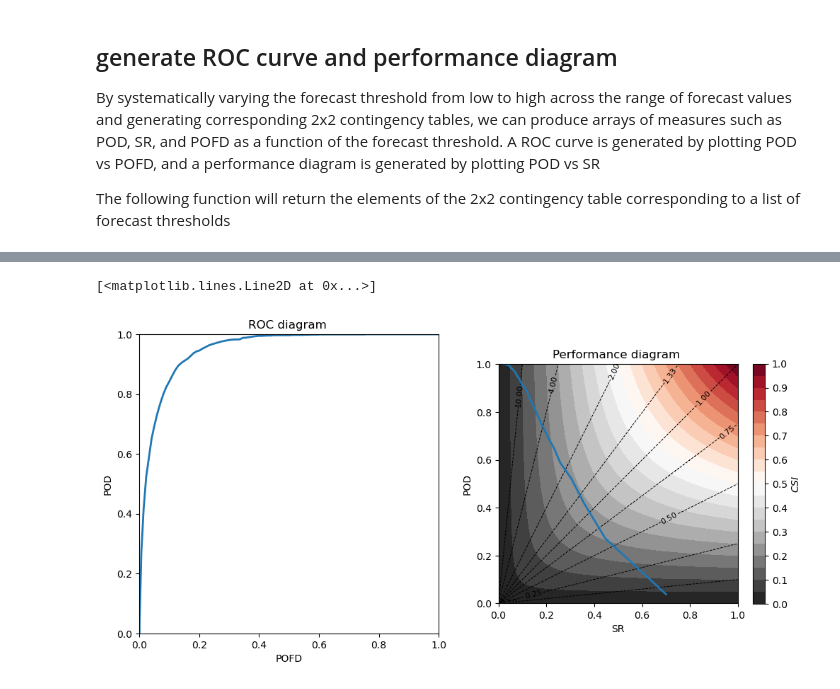
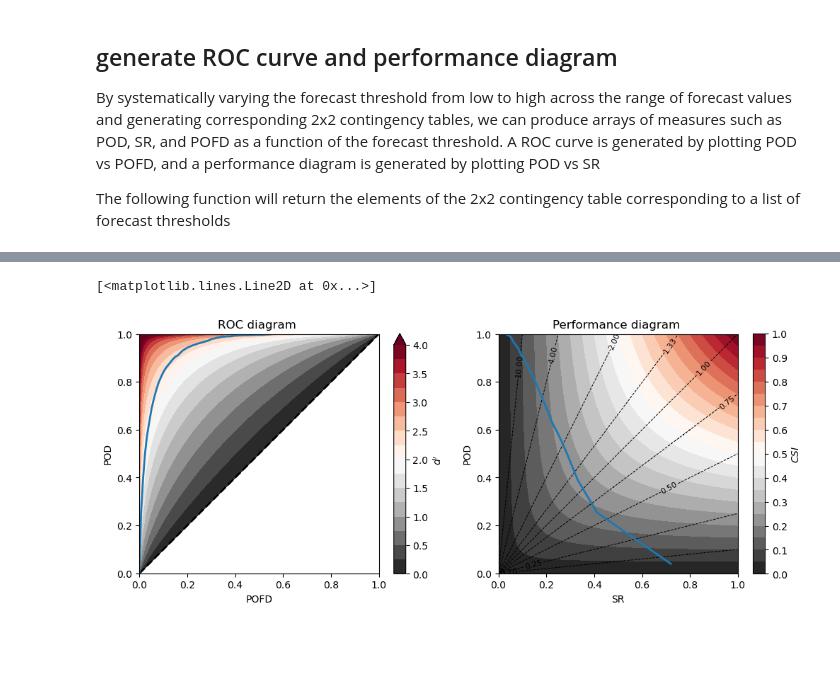
Before and after one commit to baldwin-ou/verification, a Jupyter notebook: generate_synth_data.ipynb, the cells around one changed output, grey strips where cells are left out. Cells and saved outputs as stored; diff of their text form; code cells hidden in the pictures; blank space fills up the shorter version.

```diff
--- a/generate_synth_data.ipynb
+++ b/generate_synth_data.ipynb
@@ -231,35 +231,56 @@ cs0=axs[1].contour(sr1,pod1,bias_roebber,levels=np.array([0.1,0.25,0.5,0.75,1.,1
 axs[1].clabel(cs0, cs0.levels, inline=True, fontsize=8)
 plt.colorbar(sc1,orientation='vertical',shrink=0.735,label=label1,ax=axs[1],ticks=d_ticks)
 axs[1].set_aspect('equal')
 axs[1].set_ylim(0.,1.)
 axs[1].set_xlim(0.,1.)
 axs[1].set_xlabel('SR')
 axs[1].set_ylabel('POD')
 axs[1].set_title('Performance diagram ')
 
-# plot simple ROC diagram
+# plot ROC diagram
+label1=r"$d'$"
+extend1='max'
+d_lvls=np.linspace(0.,4.,17)
+d_ticks=np.linspace(0.,4.,9)
+def dprime(a,b,c,d):
+    return norm.ppf(a/(a+c))-norm.ppf(b/(b+d))
+
 # 2x2 contingency elements in POD,POFD space
 aa_roc=xbar*pod_roc
 bb_roc=(1-xbar)*pofd_roc
 cc_roc=xbar*(1.-pod_roc)
 dd_roc=(1-xbar)*(1.-pofd_roc)
+
+# set no skill region to nan
+aa_roc[pod_roc<pofd_roc]=np.nan
+bb_roc[pod_roc<pofd_roc]=np.nan
+cc_roc[pod_roc<pofd_roc]=np.nan
+dd_roc[pod_roc<pofd_roc]=np.nan
+
+# plot ROC diagram with background score = d'
+
+sc0=axs[0].contourf(pofd1,pod1,dprime(aa_roc,bb_roc,cc_roc,dd_roc),levels=d_lvls,cmap='RdGy_r',extend=extend1)
+plt.colorbar(sc0,orientation='vertical',shrink=0.735,label=label1,ax=axs[0],ticks=d_ticks)
+
+#zero skill line
+axs[0].plot([0,1],[0,1],'k--',lw=2)
 axs[0].set_aspect('equal')
 axs[0].set_ylim(0.,1.)
 axs[0].set_xlim(0.,1.)
 axs[0].set_xlabel('POFD')
 axs[0].set_ylabel('POD')
 axs[0].set_title('ROC diagram ')
 
 
 # plot results - POD vs POFD on ROC, POD vs SR on performance diagram
 df['POD']=pod(df.a,df.b,df.c,df.d)
 df['POFD']=pofd(df.a,df.b,df.c,df.d)
 df['SR']=sr(df.a,df.b,df.c,df.d)
 axs[0].plot(df.POFD,df.POD,lw=2)
 axs[1].plot(df.SR,df.POD,lw=2)
 # %% [output]
 [<matplotlib.lines.Line2D at 0x...>]
-[figure, old version]
+[figure, new version]
 # %%
 df
 # %% [output]
```
Also changed, not shown: parts of 6 cells of this notebook.
